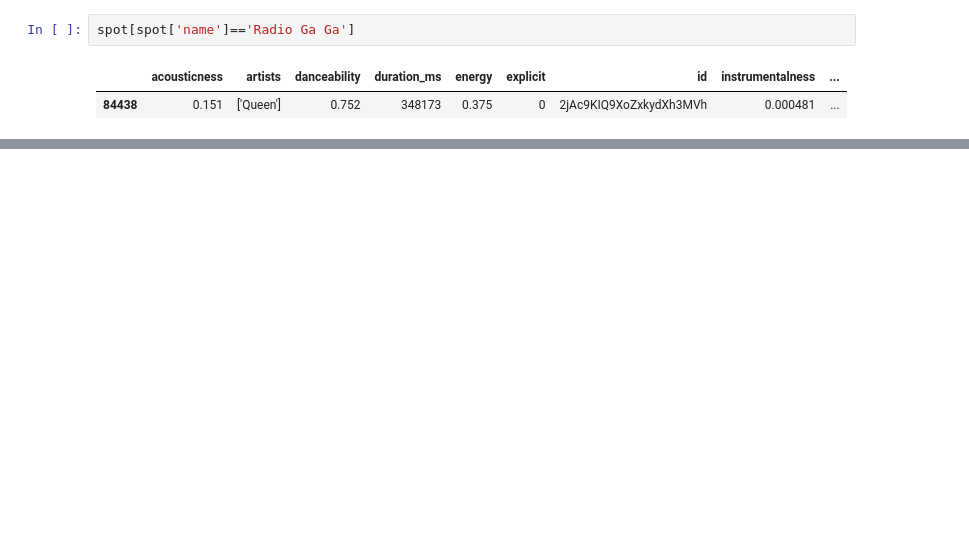
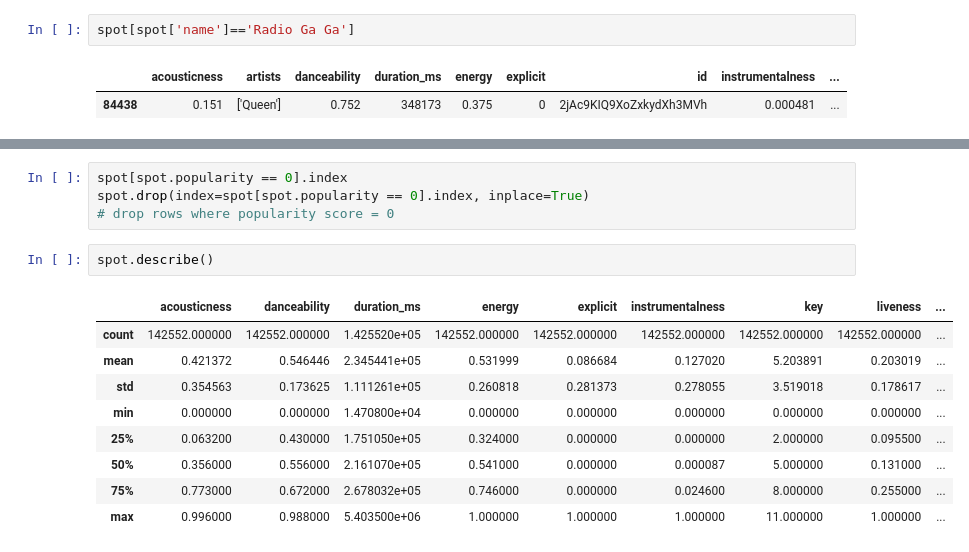
Before and after one commit to truongkimson/coursera-capstone, a Jupyter notebook: coursera_capstone.ipynb, the cells around one changed output, grey strips where cells are left out. Cells and saved outputs as stored; diff of their text form; blank space fills up the shorter version.

```diff
--- a/coursera_capstone.ipynb
+++ b/coursera_capstone.ipynb
@@ -126,0 +172,16 @@ sns.heatmap(col.corr())
+# %%
+spot[spot.popularity == 0].index
+spot.drop(index=spot[spot.popularity == 0].index, inplace=True)
+# drop rows where popularity score = 0
+# %%
+spot.describe()
+# %% [output]
+|  | acousticness | danceability | duration_ms | energy | explicit | instrumentalness | key | liveness | ... |
+| count | 142552.000000 | 142552.000000 | 1.425520e+05 | 142552.000000 | 142552.000000 | 142552.000000 | 142552.000000 | 142552.000000 | ... |
+| mean | 0.421372 | 0.546446 | 2.345441e+05 | 0.531999 | 0.086684 | 0.127020 | 5.203891 | 0.203019 | ... |
+| std | 0.354563 | 0.173625 | 1.111261e+05 | 0.260818 | 0.281373 | 0.278055 | 3.519018 | 0.178617 | ... |
+| min | 0.000000 | 0.000000 | 1.470800e+04 | 0.000000 | 0.000000 | 0.000000 | 0.000000 | 0.000000 | ... |
+| 25% | 0.063200 | 0.430000 | 1.751050e+05 | 0.324000 | 0.000000 | 0.000000 | 2.000000 | 0.095500 | ... |
+| 50% | 0.356000 | 0.556000 | 2.161070e+05 | 0.541000 | 0.000000 | 0.000087 | 5.000000 | 0.131000 | ... |
+| 75% | 0.773000 | 0.672000 | 2.678032e+05 | 0.746000 | 0.000000 | 0.024600 | 8.000000 | 0.255000 | ... |
+| max | 0.996000 | 0.988000 | 5.403500e+06 | 1.000000 | 1.000000 | 1.000000 | 11.000000 | 1.000000 | ... |
```
Also changed, not shown: parts of 28 cells of this notebook.
